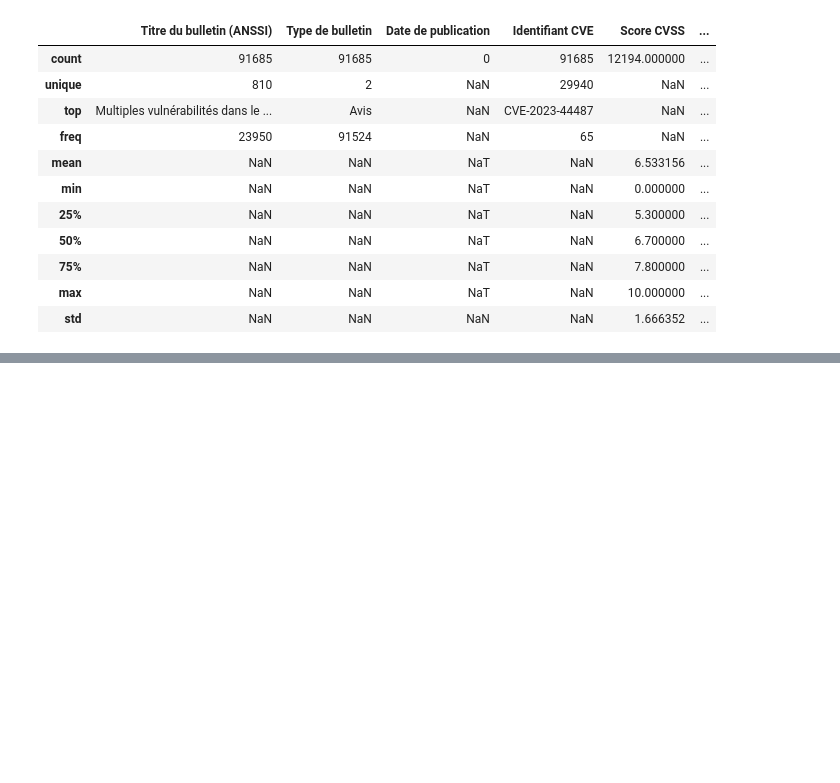
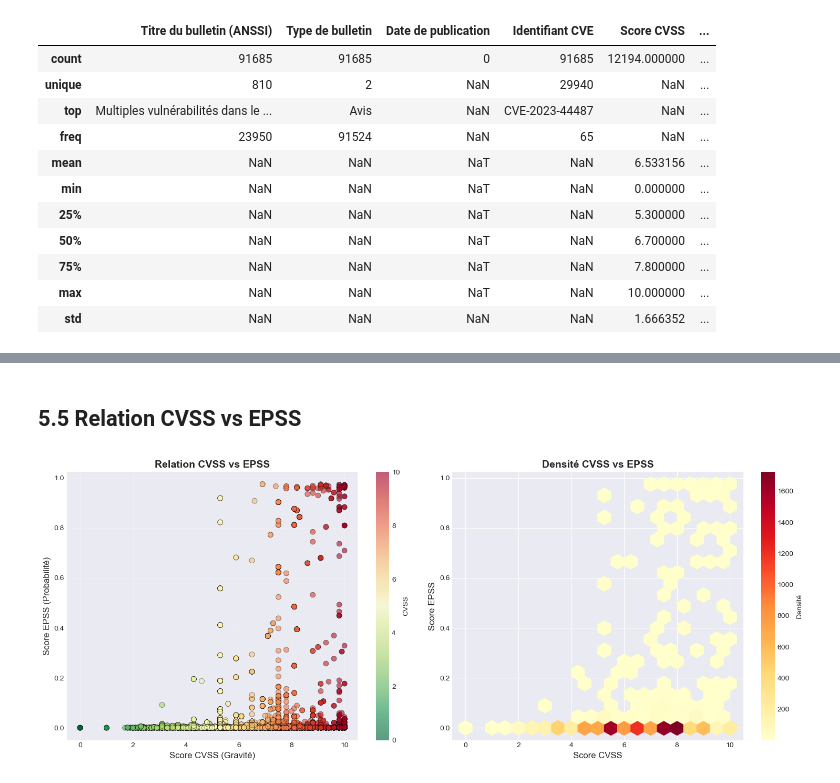
Before and after one commit to JeremieLD/TD7, a Jupyter notebook: Projet_Python.ipynb, the cells around one changed output, grey strips where cells are left out. Cells and saved outputs as stored; diff of their text form; code cells hidden in the pictures; blank space fills up the shorter version.

```diff
--- a/Projet_Python.ipynb
+++ b/Projet_Python.ipynb
@@ -547,0 +682,29 @@ df_final.describe(include='all')
+# %% [markdown]
+## 5.5 Relation CVSS vs EPSS
+# %%
+df_valid = df_final.dropna(subset=['Score CVSS', 'Score EPSS'])
+
+fig, axes = plt.subplots(1, 2, figsize=(15, 6))
+
+# Nuage de points
+scatter = axes[0].scatter(df_valid['Score CVSS'], df_valid['Score EPSS'],
+                          c=df_valid['Score CVSS'], cmap='RdYlGn_r',
+                          alpha=0.6, s=50, edgecolors='black', linewidth=0.5)
+axes[0].set_xlabel('Score CVSS (Gravité)', fontsize=12)
+axes[0].set_ylabel('Score EPSS (Probabilité)', fontsize=12)
+axes[0].set_title('Relation CVSS vs EPSS', fontsize=14, fontweight='bold')
+axes[0].grid(alpha=0.3)
+plt.colorbar(scatter, ax=axes[0], label='CVSS')
+
+# Hexbin - stocker l'objet retourné
+hexbin = axes[1].hexbin(df_valid['Score CVSS'], df_valid['Score EPSS'],
+                        gridsize=20, cmap='YlOrRd', mincnt=1)
+axes[1].set_xlabel('Score CVSS', fontsize=12)
+axes[1].set_ylabel('Score EPSS', fontsize=12)
+axes[1].set_title('Densité CVSS vs EPSS', fontsize=14, fontweight='bold')
+plt.colorbar(hexbin, ax=axes[1], label='Densité')  # ✅ Utiliser l'objet hexbin
+
+plt.tight_layout()
+plt.show()
+# %% [output]
+[figure, added]
```
Also changed, not shown: parts of 34 cells of this notebook, 2 other files.
